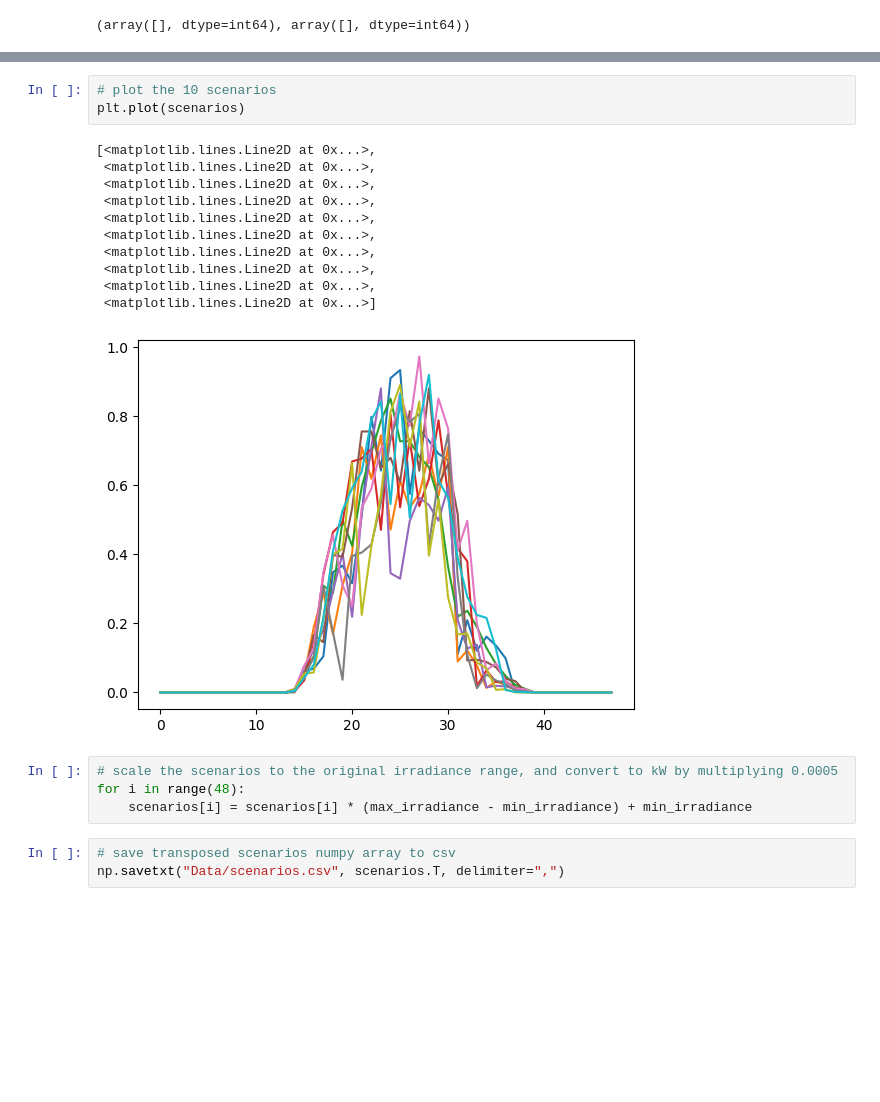
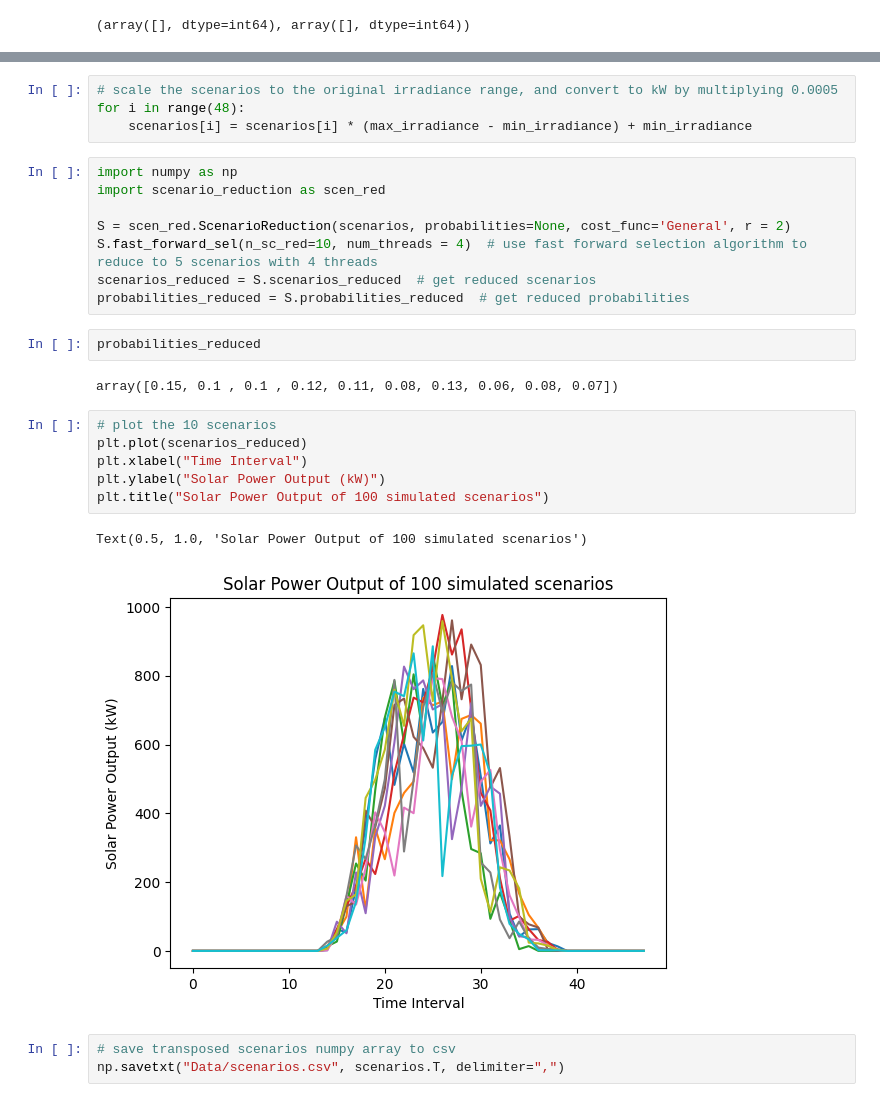
Before and after one commit to jinyi12/Data-driven-Optimization-of-EV-Charging-Coordination, a Jupyter notebook: Notebooks/solar_time.ipynb, the cells around one changed output, grey strips where cells are left out. Drawn from its saved outputs; the diff is of its cells as text; blank space fills up the shorter version.

```diff
--- a/Notebooks/solar_time.ipynb
+++ b/Notebooks/solar_time.ipynb
@@ -201,22 +202,28 @@ max_diff:  0.3578263831936109 at i:  19
-# %%
-# plot the 10 scenarios
-plt.plot(scenarios)
-# %% [output]
-[<matplotlib.lines.Line2D at 0x...>,
- <matplotlib.lines.Line2D at 0x...>,
- <matplotlib.lines.Line2D at 0x...>,
- <matplotlib.lines.Line2D at 0x...>,
- <matplotlib.lines.Line2D at 0x...>,
- <matplotlib.lines.Line2D at 0x...>,
- <matplotlib.lines.Line2D at 0x...>,
- <matplotlib.lines.Line2D at 0x...>,
- <matplotlib.lines.Line2D at 0x...>,
- <matplotlib.lines.Line2D at 0x...>]
-[figure, removed]
 # %%
 # scale the scenarios to the original irradiance range, and convert to kW by multiplying 0.0005
 for i in range(48):
     scenarios[i] = scenarios[i] * (max_irradiance - min_irradiance) + min_irradiance
+# %%
+import numpy as np
+import scenario_reduction as scen_red
+
+S = scen_red.ScenarioReduction(scenarios, probabilities=None, cost_func='General', r = 2)
+S.fast_forward_sel(n_sc_red=10, num_threads = 4)  # use fast forward selection algorithm to reduce to 5 scenarios with 4 threads
+scenarios_reduced = S.scenarios_reduced  # get reduced scenarios
+probabilities_reduced = S.probabilities_reduced  # get reduced probabilities
+# %%
+probabilities_reduced
+# %% [output]
+array([0.15, 0.1 , 0.1 , 0.12, 0.11, 0.08, 0.13, 0.06, 0.08, 0.07])
+# %%
+# plot the 10 scenarios
+plt.plot(scenarios_reduced)
+plt.xlabel("Time Interval")
+plt.ylabel("Solar Power Output (kW)")
+plt.title("Solar Power Output of 100 simulated scenarios")
+# %% [output]
+Text(0.5, 1.0, 'Solar Power Output of 100 simulated scenarios')
+[figure, added]
 # %%
 # save transposed scenarios numpy array to csv
 np.savetxt("Data/scenarios.csv", scenarios.T, delimiter=",")
```
Also changed, not shown: parts of 5 cells of this notebook, 2 other files.
